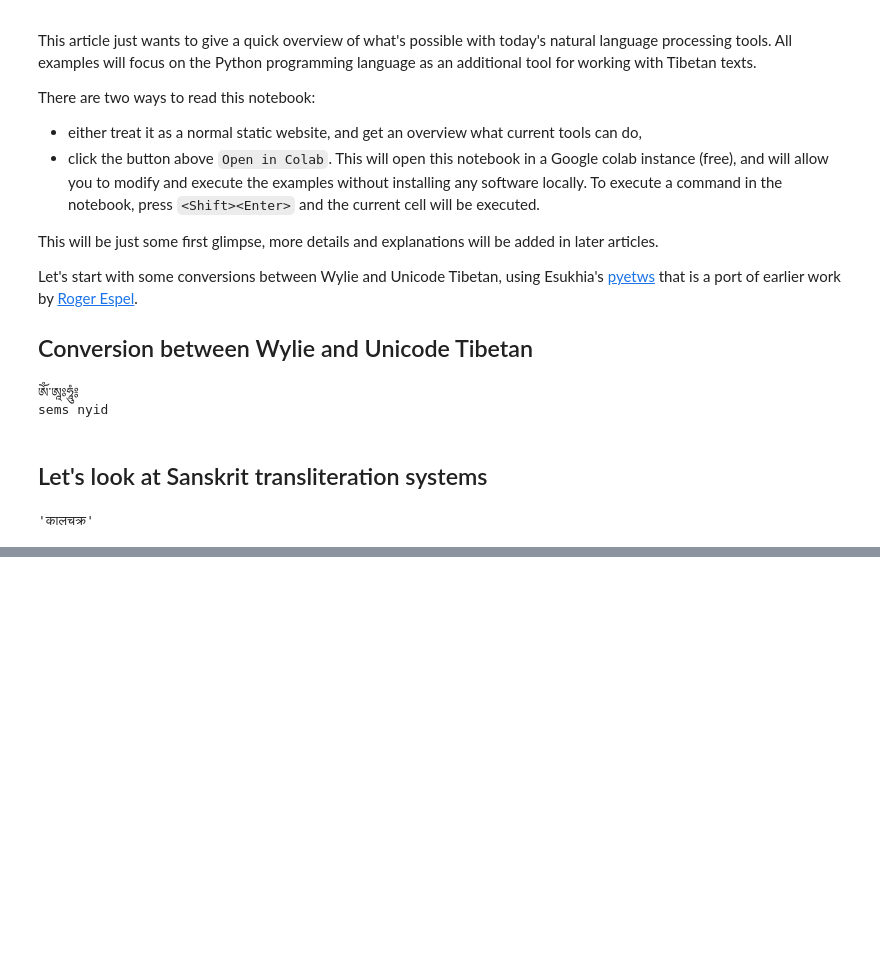
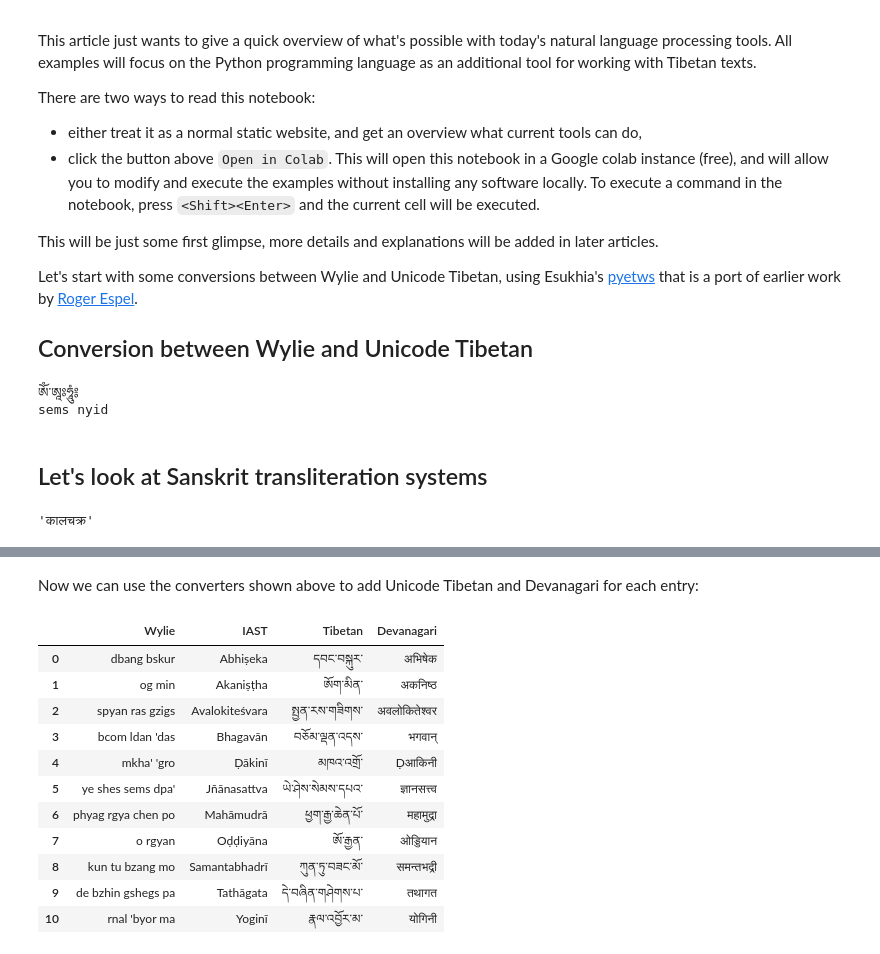
Before and after one commit to DigitalTibetan/DigitalTibetan, a Jupyter notebook: docs/computational_dharma.ipynb, the cells around one changed output, grey strips where cells are left out. Drawn from its saved outputs; the diff is of its cells as text; code cells hidden in the pictures; blank space fills up the shorter version.

```diff
--- a/docs/computational_dharma.ipynb
+++ b/docs/computational_dharma.ipynb
@@ -43,0 +48,12 @@ transliterate("Kālacakra", sanscript.IAST, sanscript.DEVANAGARI)
+# %%
+sample_glossary="""Abhiṣeka - dbang bskur
+Akaniṣṭha - og min
+Avalokiteśvara - spyan ras gzigs
+Bhagavān - bcom ldan 'das
+Ḍākinī - mkha' 'gro
+Jñānasattva - ye shes sems dpa'
+Mahāmudrā - phyag rgya chen po
+Oḍḍiyāna - o rgyan
+Samantabhadrī - kun tu bzang mo
+Tathāgata - de bzhin gshegs pa
+Yoginī - rnal 'byor ma"""
@@ -43,0 +82,19 @@ transliterate("Kālacakra", sanscript.IAST, sanscript.DEVANAGARI)
+# %% [markdown]
+Now we can use the converters shown above to add Unicode Tibetan and Devanagari for each entry:
+# %%
+df['Tibetan']=[converter.toUnicode(x) for x in df['Wylie']]
+df['Devanagari']=[transliterate(x, sanscript.IAST, sanscript.DEVANAGARI) for x in df['IAST']]
+df
+# %% [output]
+|  | Wylie | IAST | Tibetan | Devanagari |
+| 0 | dbang bskur | Abhiṣeka | དབང་བསྐུར་ | अभिषेक |
+| 1 | og min | Akaniṣṭha | ཨོག་མིན་ | अकनिष्ठ |
+| 2 | spyan ras gzigs | Avalokiteśvara | སྤྱན་རས་གཟིགས་ | अवलोकितेश्वर |
+| 3 | bcom ldan 'das | Bhagavān | བཅོམ་ལྡན་འདས་ | भगवान् |
+| 4 | mkha' 'gro | Ḍākinī | མཁའ་འགྲོ་ | Ḍआकिनी |
+| 5 | ye shes sems dpa' | Jñānasattva | ཡེ་ཤེས་སེམས་དཔའ་ | ज्ञानसत्त्व |
+| 6 | phyag rgya chen po | Mahāmudrā | ཕྱག་རྒྱ་ཆེན་པོ་ | महामुद्रा |
+| 7 | o rgyan | Oḍḍiyāna | ཨོ་རྒྱན་ | ओड्डियान |
+| 8 | kun tu bzang mo | Samantabhadrī | ཀུན་ཏུ་བཟང་མོ་ | समन्तभद्री |
+| 9 | de bzhin gshegs pa | Tathāgata | དེ་བཞིན་གཤེགས་པ་ | तथागत |
+| 10 | rnal 'byor ma | Yoginī | རྣལ་འབྱོར་མ་ | योगिनी |
```
Also changed, not shown: parts of 10 cells of this notebook.
